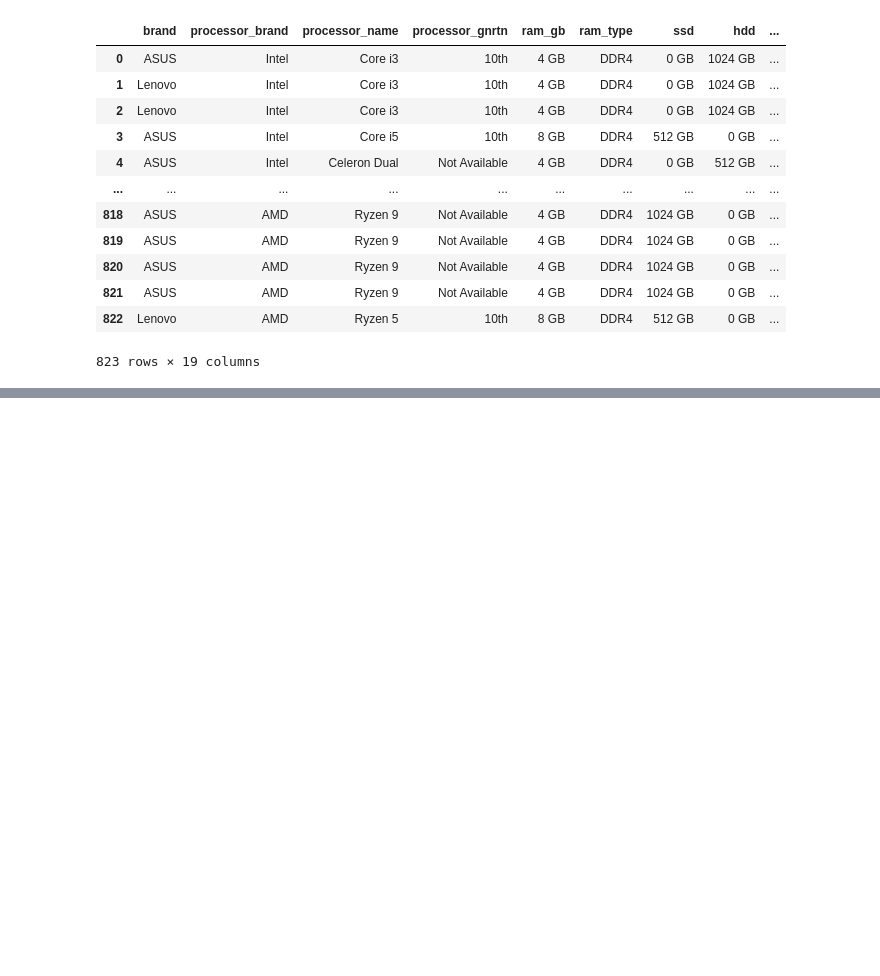
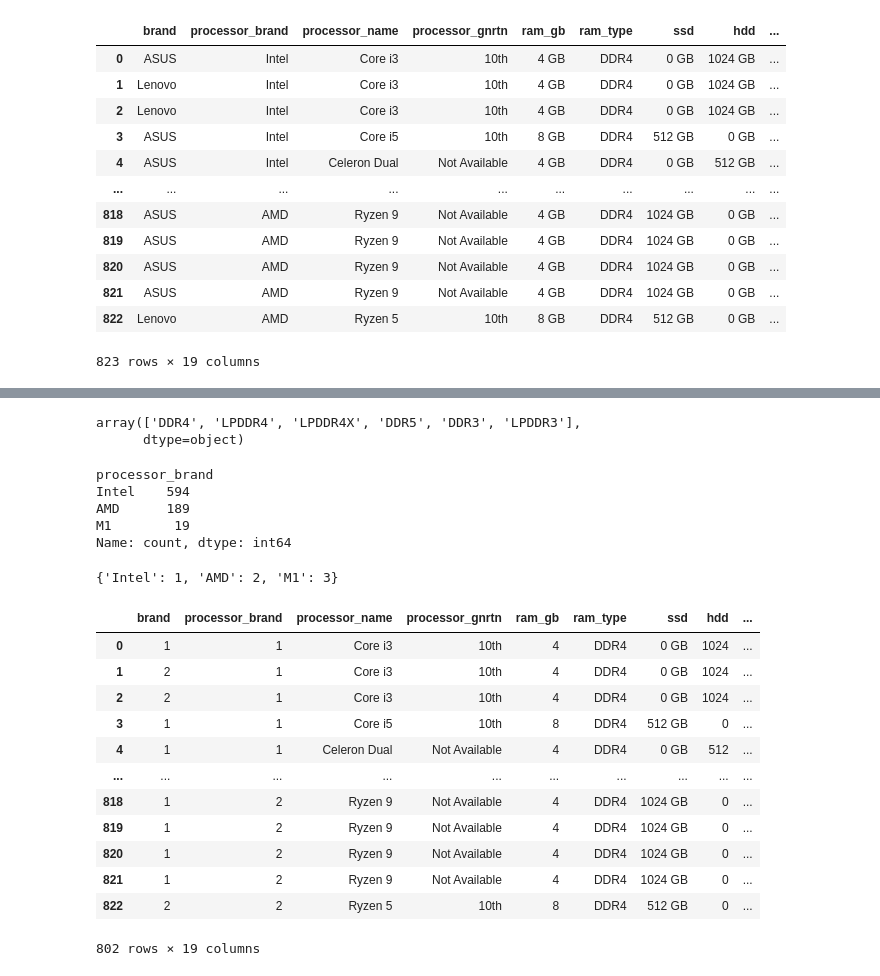
Before and after one commit to Govind-kumawat2002/Python_Library, a Jupyter notebook: Machine_learning/linear_Regration01.ipynb, the cells around one changed output, grey strips where cells are left out. Cells and saved outputs as stored; diff of their text form; code cells hidden in the pictures; blank space fills up the shorter version.

Commit message:
laptop data  practic

```diff
--- a/Machine_learning/linear_Regration01.ipynb
+++ b/Machine_learning/linear_Regration01.ipynb
@@ -22,0 +102,49 @@ laptop_data
+# %%
+laptop_df['graphic_card_gb'].unique()
+dt_graphic = {"0 GB":0,"2 GB":2,"4 GB":4,"6 GB":6,"8 GB":8}
+laptop_df['graphic_card_gb']=laptop_df['graphic_card_gb'].map(dt_graphic)
+# %%
+laptop_df['ram_type'].unique()
+# %% [output]
+array(['DDR4', 'LPDDR4', 'LPDDR4X', 'DDR5', 'DDR3', 'LPDDR3'],
+      dtype=object)
+# %%
+laptop_df['ram_gb'].unique()
+dt_ram = {"4 GB":4,"8 GB":8,"16 GB":16,"32 GB":32}
+laptop_df['ram_gb'] = laptop_df['ram_gb'].map(dt_ram)
+# %%
+laptop_df['os_bit'].unique()
+laptop_df['os_bit'].value_counts()
+dit = {"64-bit":6,"32-bit":3}
+laptop_df['os_bit']=laptop_df['os_bit'].map(dit)
+# %%
+laptop_df['processor_brand'].unique()
+laptop_df['processor_brand'].value_counts()
+# %% [output]
+processor_brand
+Intel    594
+AMD      189
+M1        19
+Name: count, dtype: int64
+# %%
+dt={"Intel":1,"AMD":2,"M1":3}
+dt
+# %% [output]
+{'Intel': 1, 'AMD': 2, 'M1': 3}
+# %%
+laptop_df['processor_brand']= laptop_df['processor_brand'].map(dt)
+laptop_df
+# %% [output]
+|  | brand | processor_brand | processor_name | processor_gnrtn | ram_gb | ram_type | ssd | hdd | ... |
+| 0 | 1 | 1 | Core i3 | 10th | 4 | DDR4 | 0 GB | 1024 | ... |
+| 1 | 2 | 1 | Core i3 | 10th | 4 | DDR4 | 0 GB | 1024 | ... |
+| 2 | 2 | 1 | Core i3 | 10th | 4 | DDR4 | 0 GB | 1024 | ... |
+| 3 | 1 | 1 | Core i5 | 10th | 8 | DDR4 | 512 GB | 0 | ... |
+| 4 | 1 | 1 | Celeron Dual | Not Available | 4 | DDR4 | 0 GB | 512 | ... |
+| ... | ... | ... | ... | ... | ... | ... | ... | ... | ... |
+| 818 | 1 | 2 | Ryzen 9 | Not Available | 4 | DDR4 | 1024 GB | 0 | ... |
+| 819 | 1 | 2 | Ryzen 9 | Not Available | 4 | DDR4 | 1024 GB | 0 | ... |
+| 820 | 1 | 2 | Ryzen 9 | Not Available | 4 | DDR4 | 1024 GB | 0 | ... |
+| 821 | 1 | 2 | Ryzen 9 | Not Available | 4 | DDR4 | 1024 GB | 0 | ... |
+| 822 | 2 | 2 | Ryzen 5 | 10th | 8 | DDR4 | 512 GB | 0 | ... |
+802 rows × 19 columns
```
Also changed, not shown: parts of 24 cells of this notebook, 1 other file.
